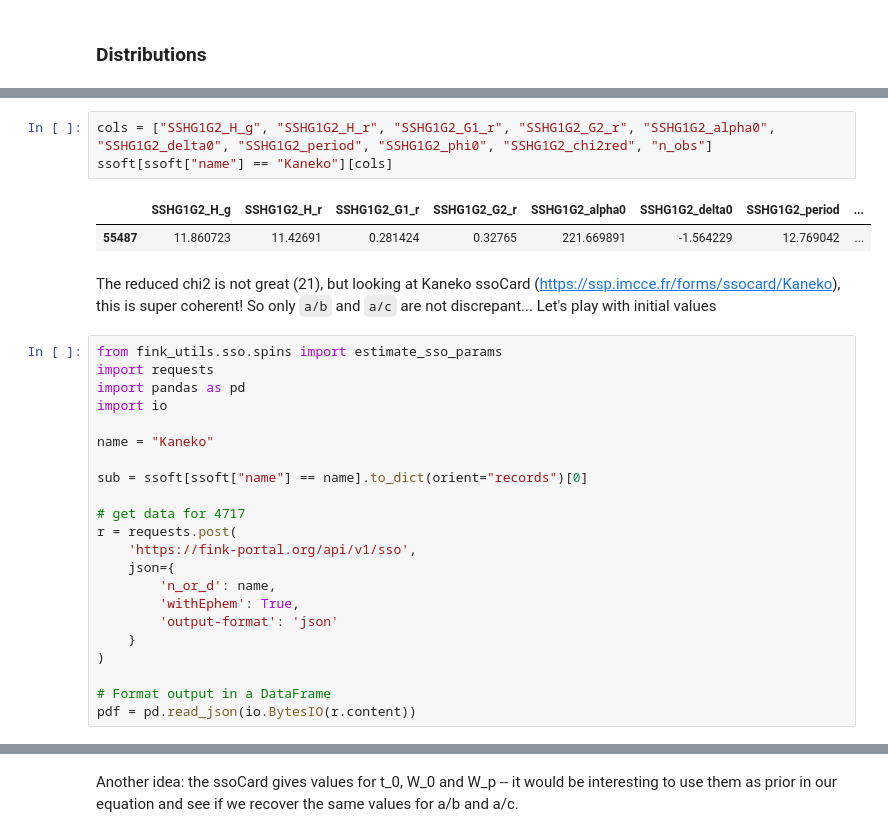
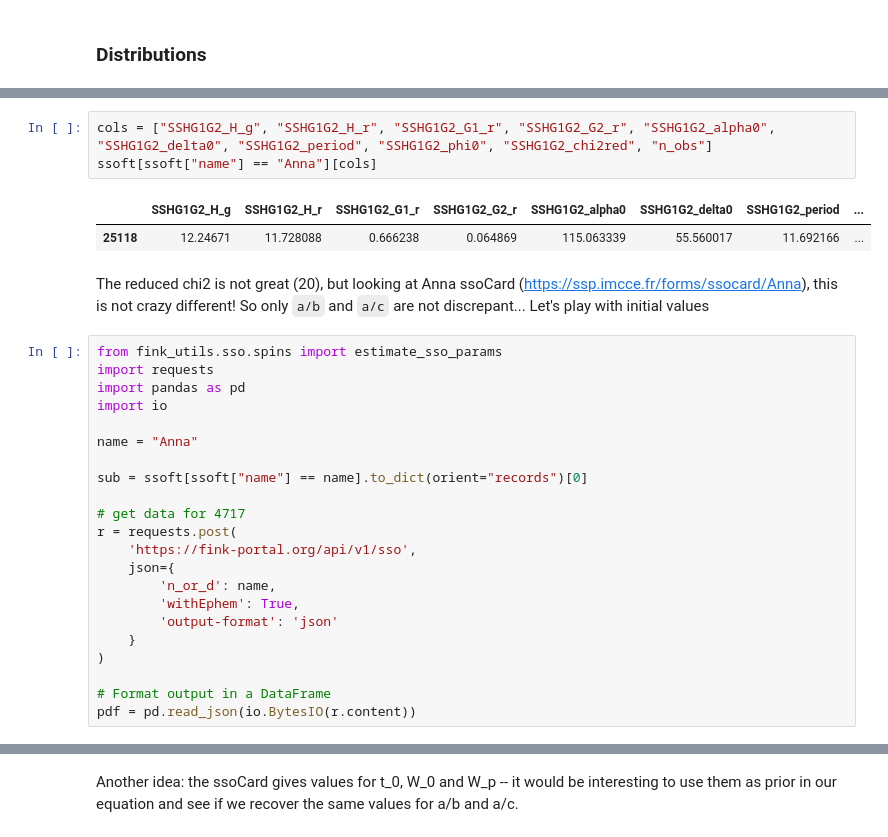
Before and after one commit to astrolabsoftware/fink-spins, a Jupyter notebook: notebooks/periods/shape_analysis_SSHG1G2.ipynb, the cells around one changed output, grey strips where cells are left out. Cells and saved outputs as stored; diff of their text form.

Commit message:
SSOFT ssHG1G2 v3

```diff
--- a/notebooks/periods/shape_analysis_SSHG1G2.ipynb
+++ b/notebooks/periods/shape_analysis_SSHG1G2.ipynb
@@ -186,19 +186,19 @@ Kaneko | 	2.406216 |	3.452049 |	1.091613 	| 1.767701 |
 clearly DAMIT says it is very elongated, while Fink says moderated elongated. Let's inspect the fitted parameters:
 # %%
 cols = ["SSHG1G2_H_g", "SSHG1G2_H_r", "SSHG1G2_G1_r", "SSHG1G2_G2_r", "SSHG1G2_alpha0", "SSHG1G2_delta0", "SSHG1G2_period", "SSHG1G2_phi0", "SSHG1G2_chi2red", "n_obs"]
-ssoft[ssoft["name"] == "Kaneko"][cols]
+ssoft[ssoft["name"] == "Anna"][cols]
 # %% [output]
 |  | SSHG1G2_H_g | SSHG1G2_H_r | SSHG1G2_G1_r | SSHG1G2_G2_r | SSHG1G2_alpha0 | SSHG1G2_delta0 | SSHG1G2_period | ... |
-| 55487 | 11.860723 | 11.42691 | 0.281424 | 0.32765 | 221.669891 | -1.564229 | 12.769042 | ... |
+| 25118 | 12.24671 | 11.728088 | 0.666238 | 0.064869 | 115.063339 | 55.560017 | 11.692166 | ... |
 # %% [markdown]
-The reduced chi2 is not great (21), but looking at Kaneko ssoCard (https://ssp.imcce.fr/forms/ssocard/Kaneko), this is super coherent! So only `a/b` and `a/c` are not discrepant... Let's play with initial values
+The reduced chi2 is not great (20), but looking at Anna ssoCard (https://ssp.imcce.fr/forms/ssocard/Anna), this is not crazy different! So only `a/b` and `a/c` are not discrepant... Let's play with initial values
 # %%
 from fink_utils.sso.spins import estimate_sso_params
 import requests
 import pandas as pd
 import io
 
-name = "Kaneko"
+name = "Anna"
 
 sub = ssoft[ssoft["name"] == name].to_dict(orient="records")[0]
 
```
Also changed, not shown: parts of 5 cells of this notebook, 2 other files.
